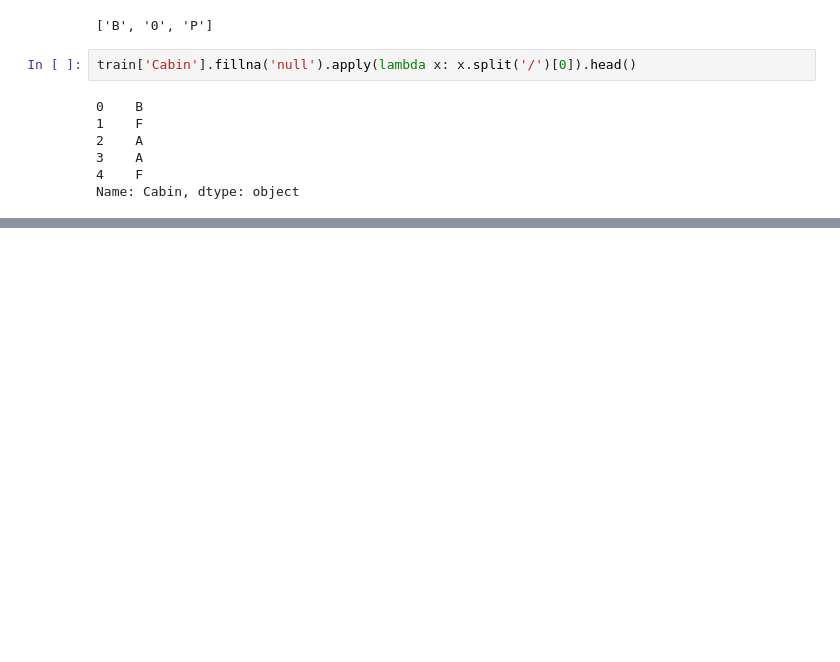
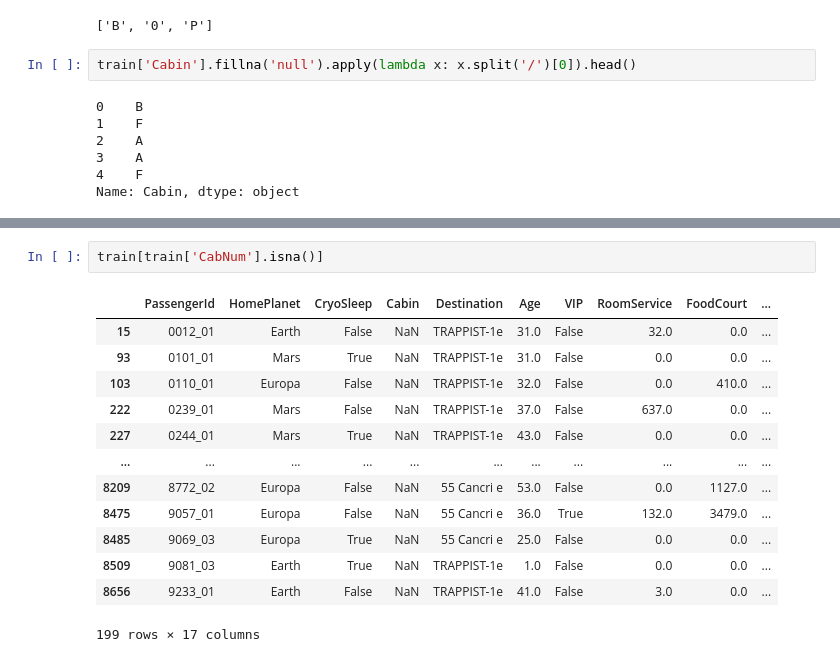
Before and after one commit to brianellis1997/Spaceship-Titanic, a Jupyter notebook: spaceship-titanic/Work.ipynb, the cells around one changed output, grey strips where cells are left out. Drawn from its saved outputs; the diff is of its cells as text; blank space fills up the shorter version.

```diff
--- a/spaceship-titanic/Work.ipynb
+++ b/spaceship-titanic/Work.ipynb
@@ -153,0 +184,16 @@ IndexError: list index out of range
+# %%
+train[train['CabNum'].isna()]
+# %% [output]
+|  | PassengerId | HomePlanet | CryoSleep | Cabin | Destination | Age | VIP | RoomService | FoodCourt | ... |
+| 15 | 0012_01 | Earth | False | NaN | TRAPPIST-1e | 31.0 | False | 32.0 | 0.0 | ... |
+| 93 | 0101_01 | Mars | True | NaN | TRAPPIST-1e | 31.0 | False | 0.0 | 0.0 | ... |
+| 103 | 0110_01 | Europa | False | NaN | TRAPPIST-1e | 32.0 | False | 0.0 | 410.0 | ... |
+| 222 | 0239_01 | Mars | False | NaN | TRAPPIST-1e | 37.0 | False | 637.0 | 0.0 | ... |
+| 227 | 0244_01 | Mars | True | NaN | TRAPPIST-1e | 43.0 | False | 0.0 | 0.0 | ... |
+| ... | ... | ... | ... | ... | ... | ... | ... | ... | ... | ... |
+| 8209 | 8772_02 | Europa | False | NaN | 55 Cancri e | 53.0 | False | 0.0 | 1127.0 | ... |
+| 8475 | 9057_01 | Europa | False | NaN | 55 Cancri e | 36.0 | True | 132.0 | 3479.0 | ... |
+| 8485 | 9069_03 | Europa | True | NaN | 55 Cancri e | 25.0 | False | 0.0 | 0.0 | ... |
+| 8509 | 9081_03 | Earth | True | NaN | TRAPPIST-1e | 1.0 | False | 0.0 | 0.0 | ... |
+| 8656 | 9233_01 | Earth | False | NaN | TRAPPIST-1e | 41.0 | False | 3.0 | 0.0 | ... |
+199 rows × 17 columns
```
Also changed, not shown: parts of 7 cells of this notebook.
